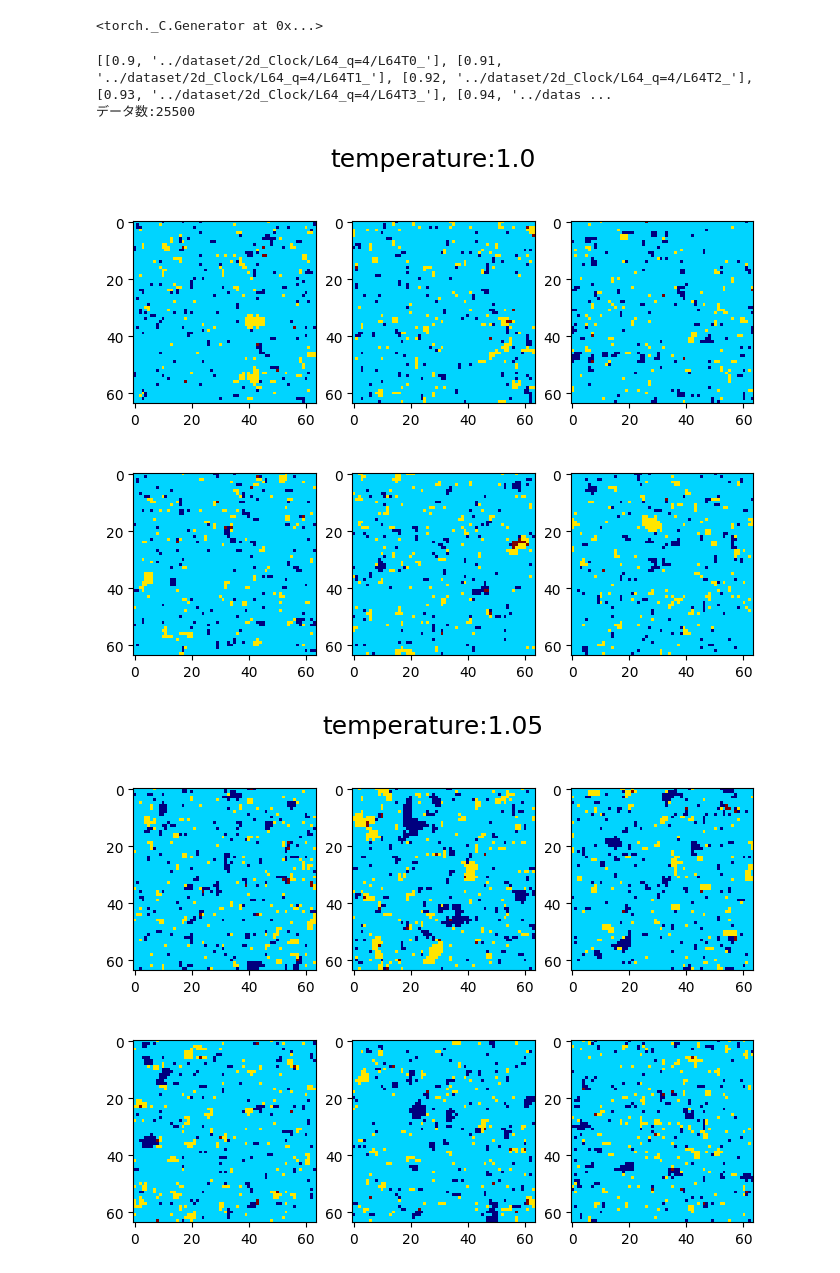
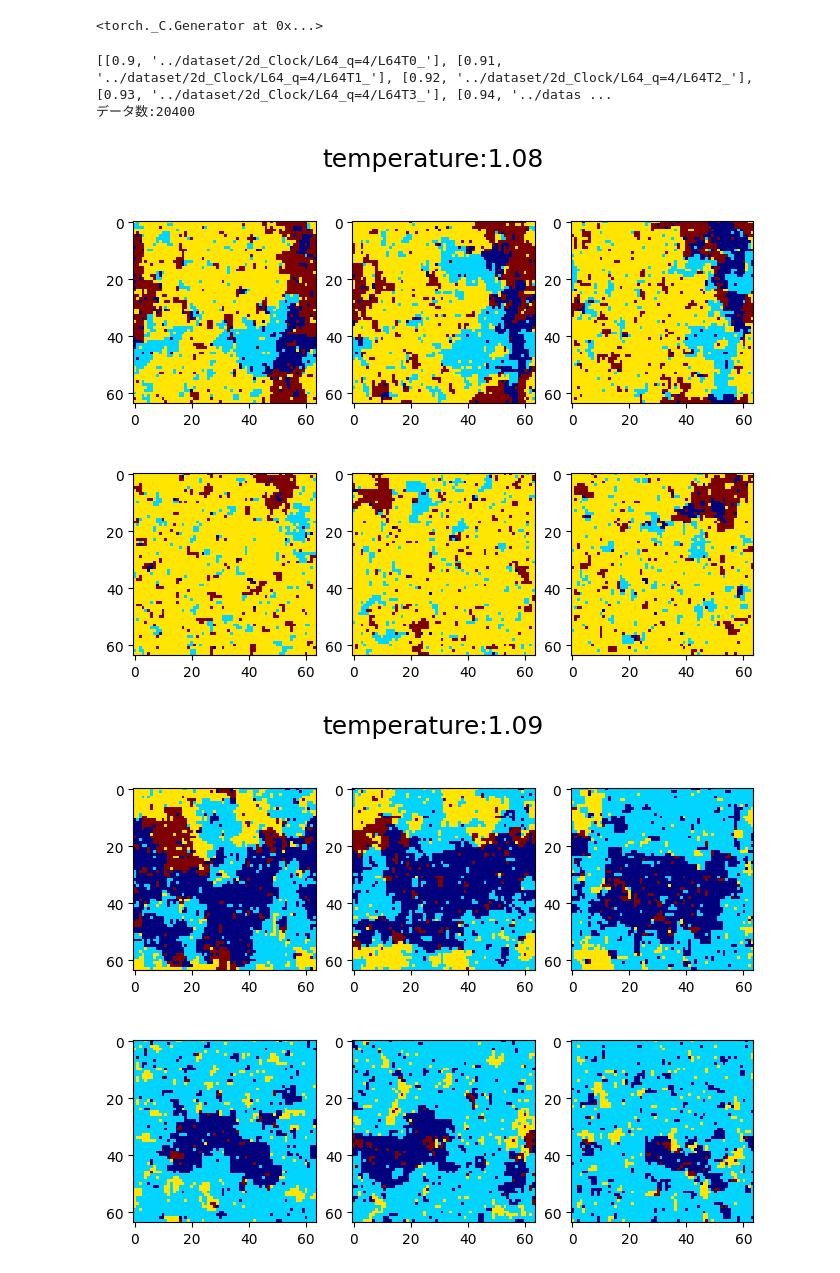
Before and after one commit to tatsuya0926/spin-configuration-learning, a Jupyter notebook: learning/train/train_cnn_Clock_q=4.ipynb, the cells around one changed output. Cells and saved outputs as stored; diff of their text form; code cells hidden in the pictures.

```diff
--- a/learning/train/train_cnn_Clock_q=4.ipynb
+++ b/learning/train/train_cnn_Clock_q=4.ipynb
@@ -18,7 +18,7 @@ torch.manual_seed(3407)
 # %%
 Q = 4
 nconf = 51
-ndata = 500
+ndata = 400
 L = 64
 T_cr = 1.135 # critical temp for 2d 4-Clock
 t_start = 0.9
@@ -29,21 +29,21 @@ print(prm_list)
 print(f"データ数:{nconf*ndata}")
 # %% [output]
 [[0.9, '../dataset/2d_Clock/L64_q=4/L64T0_'], [0.91, '../dataset/2d_Clock/L64_q=4/L64T1_'], [0.92, '../dataset/2d_Clock/L64_q=4/L64T2_'], [0.93, '../dataset/2d_Clock/L64_q=4/L64T3_'], [0.94, '../datas ...
-データ数:25500
+データ数:20400
 # %%
 # 可視化
 row = 2  # 行数
 col = 3  # 列数
 
-for num in range(10, 40, 5):
+for num in range(18, 27):
     fig, ax = plt.subplots(nrows=row, ncols=col, figsize=(8, 6))
     fig.suptitle(f"temperature:{prm_list[num][0]}", fontsize=18, color='black')
     for iconf in range(6):
         _r = iconf//col
         _c = iconf % col
         file = f"{prm_list[num][1]}{iconf}.npy"
         sc = np.load(file)
         ax[_r,_c].imshow(sc, interpolation='nearest', vmin=0, vmax=Q-1, cmap='jet')
 # %% [output]
-[figure, old version]
+[figure, new version]
-[figure, old version]
+[figure, new version]
```
Also changed, not shown: parts of 7 cells of this notebook, 11 other files.
